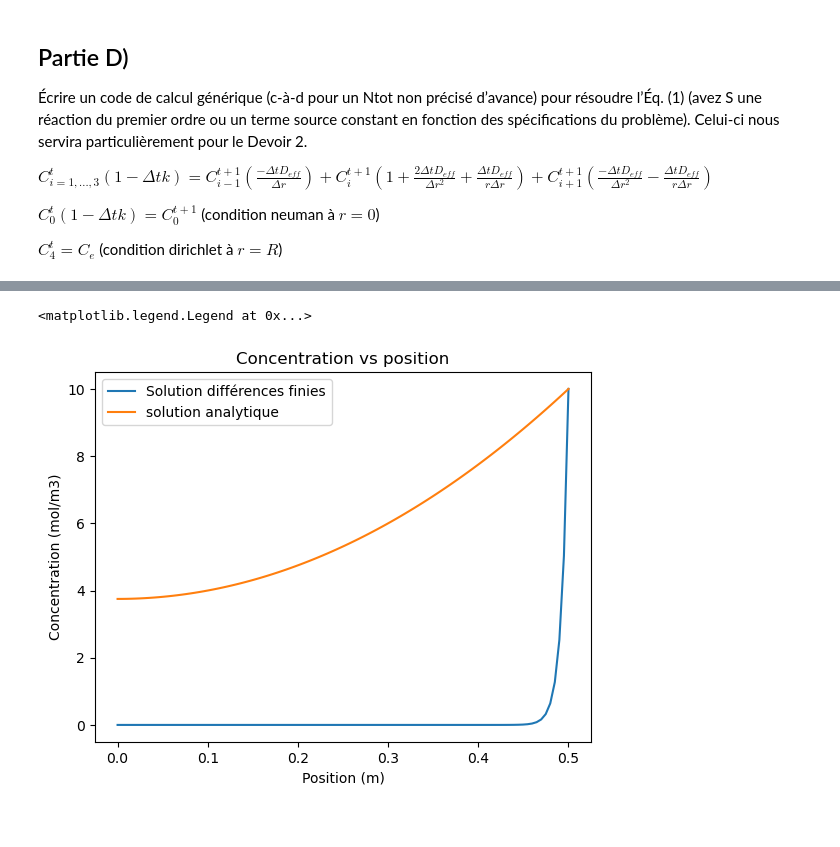
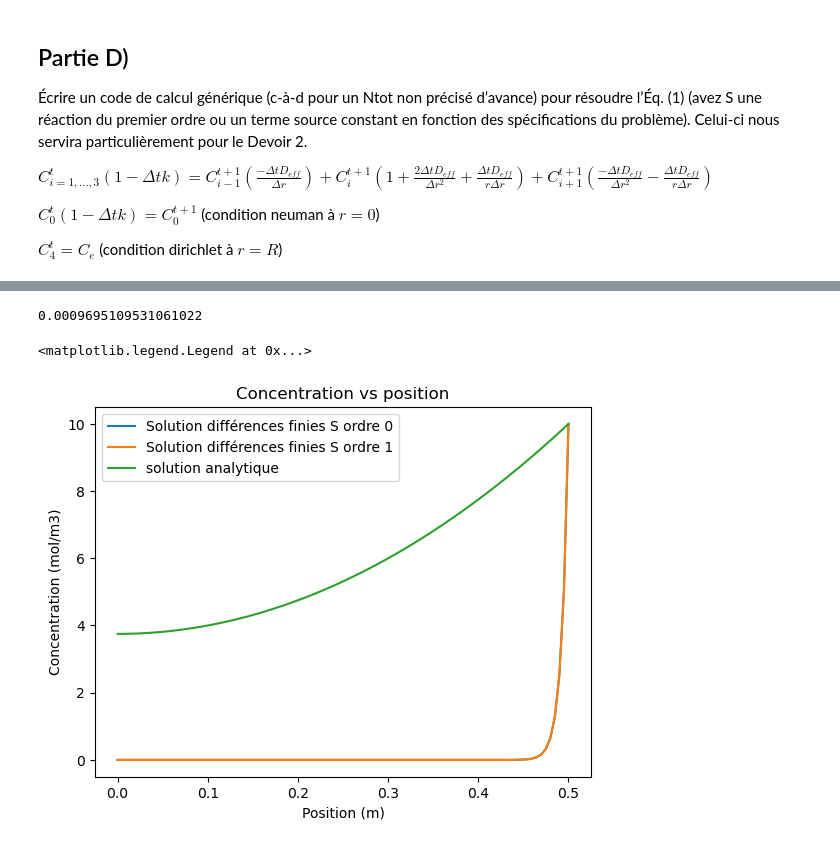
Before and after one commit to olivecha/MEC8211, a Jupyter notebook: scratch.ipynb, the cells around one changed output, grey strips where cells are left out. Cells and saved outputs as stored; diff of their text form; code cells hidden in the pictures.

```diff
--- a/scratch.ipynb
+++ b/scratch.ipynb
@@ -21,10 +25,44 @@ from Diffusion import Diffusion
 # %%
 problem = Diffusion(100)
 t = 0
 times = [t]
 change = 100
-while ~np.isclose(change, 0):
+while change > 1e-3:
     C_vals = problem.C_values.copy()
-    t = problem.step(1e9)
+    t = problem.step(1e3)
     times.append(t)
     change = np.sum(np.abs(C_vals - problem.C_values))
+    clear_output(wait=True)
+    print(change)
+
+plt.plot(problem.R_values, problem.C_values, label='Solution différences finies S ordre 0')
+
+problem = Diffusion(100)
+t = 0
+times = [t]
+change = 100
+while change > 1e-3:
+    C_vals = problem.C_values.copy()
+    t = problem.step(1e3, order=1)
+    times.append(t)
+    change = np.sum(np.abs(C_vals - problem.C_values))
+    clear_output(wait=True)
+    print(change)
+
+plt.plot(problem.R_values, problem.C_values, label='Solution différences finies S ordre 1')
+
+def analytical_solution(r):
+    C = 0.25 * 1e-8/1e-10 * 0.25 * ((r/0.5)**2 - 1) + 10
+    return C
+
+plt.plot(problem.R_values, analytical_solution(problem.R_values), label='solution analytique')
+
+ax = plt.gca()
+ax.set_title('Concentration vs position')
+ax.set_xlabel('Position (m)')
+ax.set_ylabel('Concentration (mol/m3)')
+ax.legend()
+# %% [output]
+0.0009695109531061022
+<matplotlib.legend.Legend at 0x...>
+[figure, added]
@@ -35,12 +68,0 @@ def analytical_solution(r):
-# %%
-plt.plot(problem.R_values, problem.C_values, label='Solution différences finies')
-plt.plot(problem.R_values, analytical_solution(problem.R_values), label='solution analytique')
-
-ax = plt.gca()
-ax.set_title('Concentration vs position')
-ax.set_xlabel('Position (m)')
-ax.set_ylabel('Concentration (mol/m3)')
-ax.legend()
-# %% [output]
-<matplotlib.legend.Legend at 0x...>
-[figure, removed]
```
Also changed, not shown: parts of 3 cells of this notebook, 1 other file.
